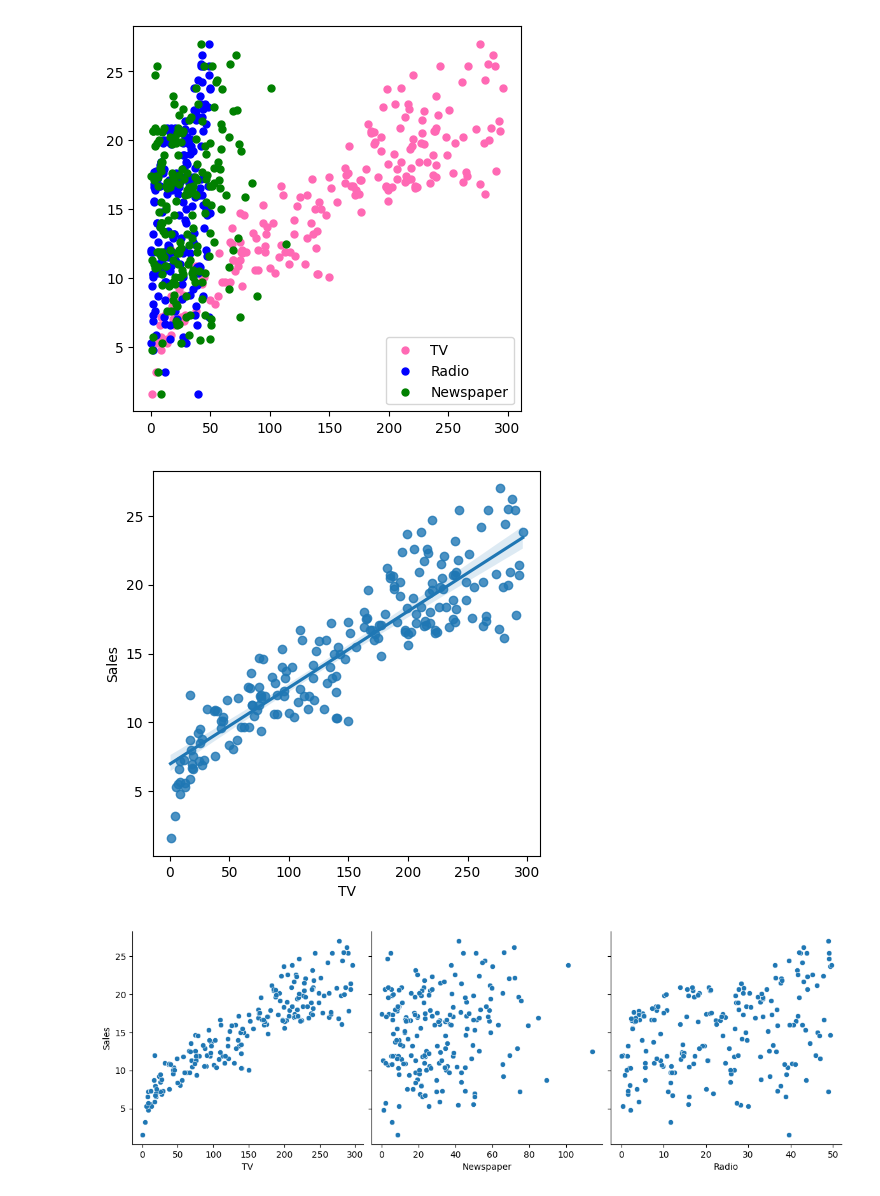
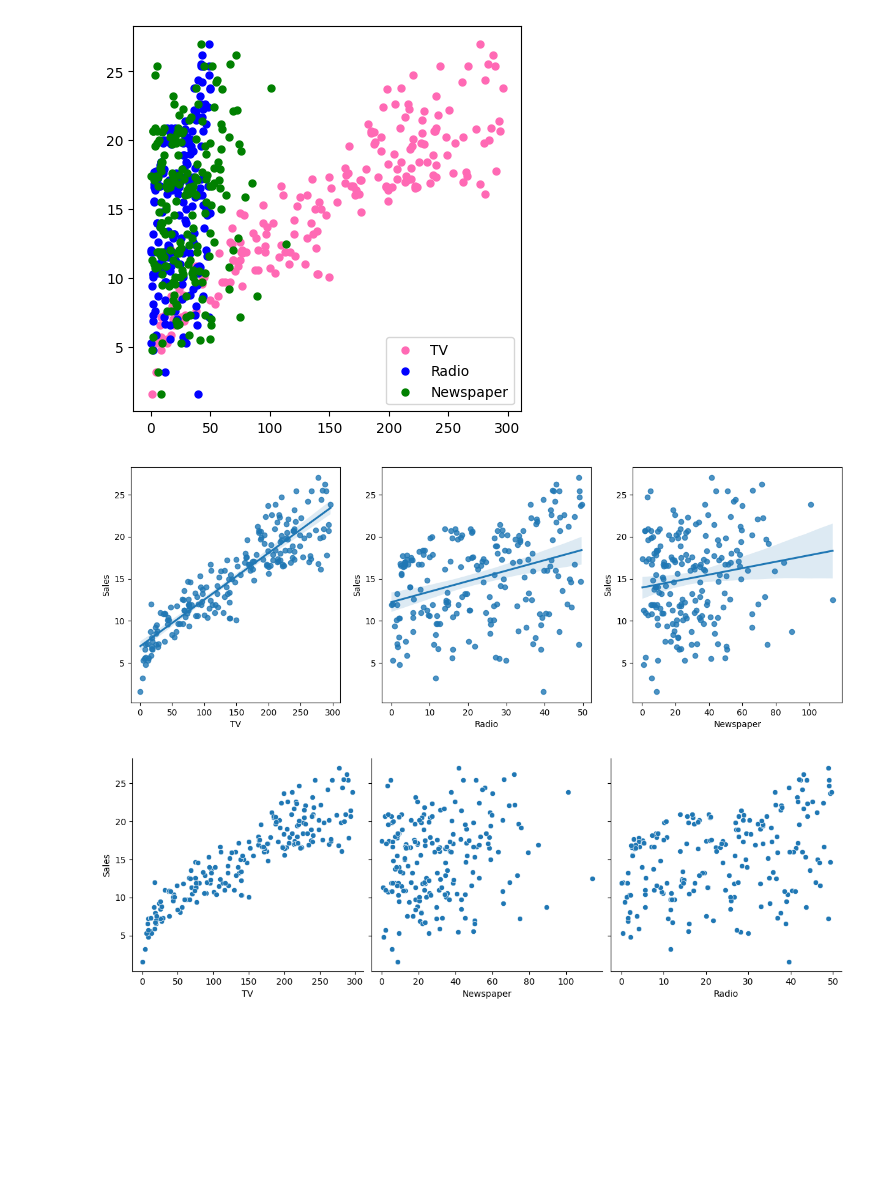
Before and after one commit to shruthisony/LinearRegression, a Jupyter notebook: Linear_Regression.ipynb, the cells around one changed output. Drawn from its saved outputs; the diff is of its cells as text; code cells hidden in the pictures; blank space fills up the shorter version.

```diff
--- a/Linear_Regression.ipynb
+++ b/Linear_Regression.ipynb
@@ -86,11 +88,18 @@ plt.show()
 # %% [output]
 [figure]
 # %%
-plt.figure(figsize=(5,5))
+plt.figure(figsize=(15,5))
+plt.subplot(1,3,1)
 sns.regplot(x = adv['TV'],y= adv['Sales'])
+
+plt.subplot(1,3,2)
+sns.regplot(x = adv['Radio'],y= adv['Sales'])
+
+plt.subplot(1,3,3)
+sns.regplot(x = adv['Newspaper'],y= adv['Sales'])
 plt.show()
 # %% [output]
-[figure, old version]
+[figure, new version]
 # %%
 sns.pairplot(adv, x_vars=['TV', 'Newspaper', 'Radio'], y_vars='Sales',size=4, aspect=1, kind='scatter')
 plt.show()
```
Also changed, not shown: parts of 12 cells of this notebook, 2 other files.
